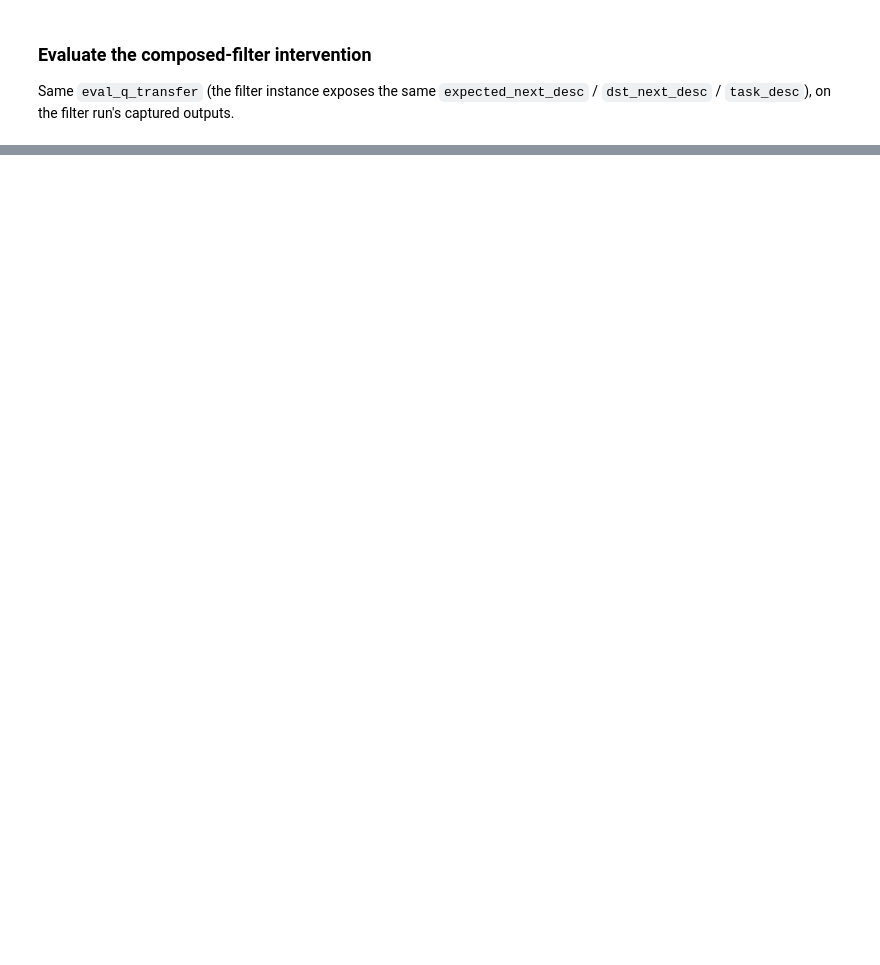
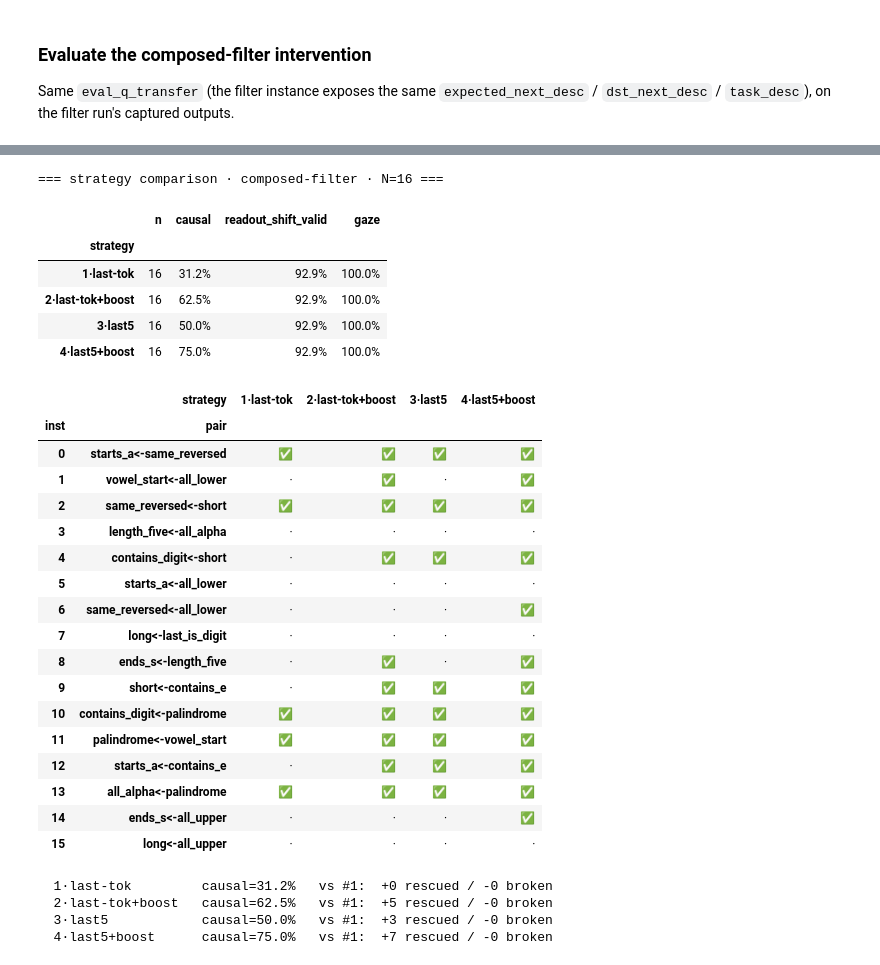
Before and after one commit to arnab-api/goals, a Jupyter notebook: notebooks/diff/04.2_q_transfer_fail.ipynb, the cells around one changed output, grey strips where cells are left out. Saved outputs shown, nothing was run; the diff lists cells and outputs as text; code cells hidden in the pictures; blank space fills up the shorter version.

```diff
--- a/notebooks/diff/04.2_q_transfer_fail.ipynb
+++ b/notebooks/diff/04.2_q_transfer_fail.ipynb
@@ -119,10 +137,12 @@ qcands = show_fails(qfails)
 # %% [markdown]
 ## Render one q-transfer failure — SRC and DST prompts with pivots
 # %%
-qpick = pick_failure(qfails, i=0)          # <- change i to inspect a different failure
+qpick = pick_failure(qfails, i=13)          # <- change i to inspect a different failure
 inst = rebuild(qpick)
 m = D.materialize(inst)                     # current (fixed) chat template
 src_prompt, dst_prompt = m["src_prompt"], m["dst_prompt"]
+# src_prompt, dst_prompt = dst_prompt, src_prompt  # swap to show the DST first (the one that failed)
+
 piv_src, piv_dst = pivot_of(src_prompt), pivot_of(dst_prompt)
 print(f"[{qpick['_cfg']}]  expected_next = {inst.expected_next!r}  ({inst.expected_next_desc})")
 print(f"OLD run verdict: causal={qpick['causal']['label']} (FAILED) · "
@@ -345,14 +426,20 @@ fcands = show_fails(ffails)
   [filter__list_str__targeted__python-python] SRC 'contains_e' -> DST 'ends_s' | causal=dst · readout_patched=src
   [filter__list_str__targeted__python-python] SRC 'short' -> DST 'all_upper' | causal=dst · readout_patched=src
 # %%
-fpick = pick_failure(ffails, i=57)          # <- change i to inspect a different failure
-finst = rebuild(fpick)
+# select the SPECIFIC concept pair `SRC.target <- DST.frontier` (matches the scale-up `pair` column)
+# TARGET, FRONTIER = "long", "last_is_digit"        # the long<-last_is_digit case (failed all 4 strategies)
+# TARGET, FRONTIER = "starts_a", "all_lower"
+TARGET, FRONTIER = "long", "all_upper"
+finst = make_filter("list[str]", TARGET, FRONTIER)
+fpick = pick_by_pair(ffails, TARGET, FRONTIER)    # its recorded batch-run failure (for the OLD verdict), if any
+# fpick = pick_failure(ffails, i=18); finst = rebuild(fpick)   # <- or pick a recorded failure by index
+
 fm = D.materialize(finst)
 fsrc, fdst = fm["src_prompt"], fm["dst_prompt"]
 fpiv_src, fpiv_dst = pivot_of(fsrc), pivot_of(fdst)
-print(f"[{fpick['_cfg']}]  expected_next = {finst.expected_next!r}  ({finst.expected_next_desc})")
-print(f"OLD run verdict: causal={fpick['causal']['label']} (FAILED) · "
-      f"readout_patched={fpick.get('readout', {}).get('patched')}")
+print(f"selected  SRC.target={finst.expected_next!r}  <-  DST.frontier={finst.meta['dst_next']!r}  ({finst.expected_next_desc})")
+if fpick:
+    print(f"OLD batch verdict: causal={fpick['causal']['label']} (FAILED) · readout_patched={fpick.get('readout', {}).get('patched')}")
 show(fsrc, f"SRC · prefilled {finst.src_fill!r} · about to apply {finst.expected_next!r} · pivot@{fpiv_src}",
      emph_span=token_span(fsrc, fm["task_text"]), piv=-1)
 show(fdst, f"DST · prefilled {finst.dst_fill!r} · about to apply {finst.meta['dst_next']!r} · pivot@{fpiv_dst}",
@@ -527,0 +807,55 @@ character (same character immediately following another), which is exactly sub-g
+# %%
+# ── compare the 4 strategies ──
+def _rate(s):
+    s = s.dropna(); return s.mean() if len(s) else float("nan")
+
+summary = []
+for name in STRATEGIES:
+    sub = resdf[resdf.strategy == name]
+    v = sub[sub.ro_valid == True]
+    summary.append(dict(strategy=name, n=len(sub), causal=_rate(sub.causal),
+                        readout_shift_valid=_rate(v.ro_shifted), gaze=_rate(sub.gaze)))
+S = pd.DataFrame(summary).set_index("strategy")
+print(f"=== strategy comparison · composed-filter · N={resdf.inst.nunique()} ===")
+display(S.style.format({"causal": "{:.1%}", "readout_shift_valid": "{:.1%}", "gaze": "{:.1%}", "n": "{:.0f}"}))
+
+# per-instance causal HIT/miss matrix — which strategy rescues which instance
+piv = resdf.pivot_table(index=["inst", "pair"], columns="strategy", values="causal", aggfunc="first")
+display(piv.replace({True: "✅", False: "·"}))
+
+# net gain/loss vs strategy #1 (does boost / multi-pivot rescue more than it breaks?)
+base = resdf[resdf.strategy == "1·last-tok"].set_index("inst").causal
+for name in STRATEGIES:
+    cur = resdf[resdf.strategy == name].set_index("inst").causal
+    gained = int((cur & ~base).sum()); lost = int((~cur & base).sum())
+    print(f"  {name:18} causal={cur.mean():.1%}   vs #1:  +{gained} rescued / -{lost} broken")
+# %% [output]
+=== strategy comparison · composed-filter · N=16 ===
+|  | n | causal | readout_shift_valid | gaze |
+| strategy |  |  |  |  |
+| 1·last-tok | 16 | 31.2% | 92.9% | 100.0% |
+| 2·last-tok+boost | 16 | 62.5% | 92.9% | 100.0% |
+| 3·last5 | 16 | 50.0% | 92.9% | 100.0% |
+| 4·last5+boost | 16 | 75.0% | 92.9% | 100.0% |
+|  | strategy | 1·last-tok | 2·last-tok+boost | 3·last5 | 4·last5+boost |
+| inst | pair |  |  |  |  |
+| 0 | starts_a<-same_reversed | ✅ | ✅ | ✅ | ✅ |
+| 1 | vowel_start<-all_lower | · | ✅ | · | ✅ |
+| 2 | same_reversed<-short | ✅ | ✅ | ✅ | ✅ |
+| 3 | length_five<-all_alpha | · | · | · | · |
+| 4 | contains_digit<-short | · | ✅ | ✅ | ✅ |
+| 5 | starts_a<-all_lower | · | · | · | · |
+| 6 | same_reversed<-all_lower | · | · | · | ✅ |
+| 7 | long<-last_is_digit | · | · | · | · |
+| 8 | ends_s<-length_five | · | ✅ | · | ✅ |
+| 9 | short<-contains_e | · | ✅ | ✅ | ✅ |
+| 10 | contains_digit<-palindrome | ✅ | ✅ | ✅ | ✅ |
+| 11 | palindrome<-vowel_start | ✅ | ✅ | ✅ | ✅ |
+| 12 | starts_a<-contains_e | · | ✅ | ✅ | ✅ |
+| 13 | all_alpha<-palindrome | ✅ | ✅ | ✅ | ✅ |
+| 14 | ends_s<-all_upper | · | · | · | ✅ |
+| 15 | long<-all_upper | · | · | · | · |
+  1·last-tok         causal=31.2%   vs #1:  +0 rescued / -0 broken
+  2·last-tok+boost   causal=62.5%   vs #1:  +5 rescued / -0 broken
+  3·last5            causal=50.0%   vs #1:  +3 rescued / -0 broken
+  4·last5+boost      causal=75.0%   vs #1:  +7 rescued / -0 broken
```
Also changed, not shown: parts of 13 cells of this notebook, 1 other file.
